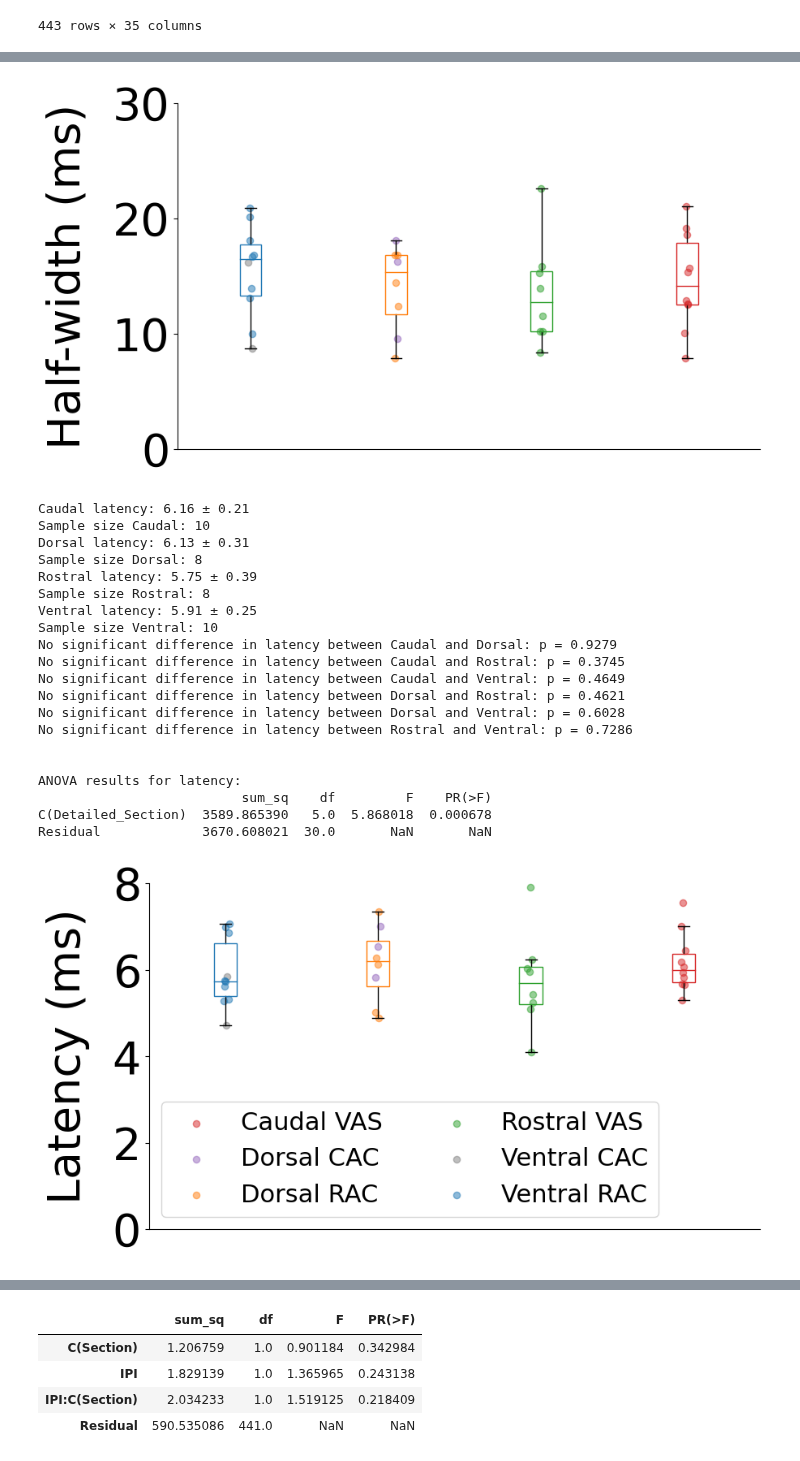
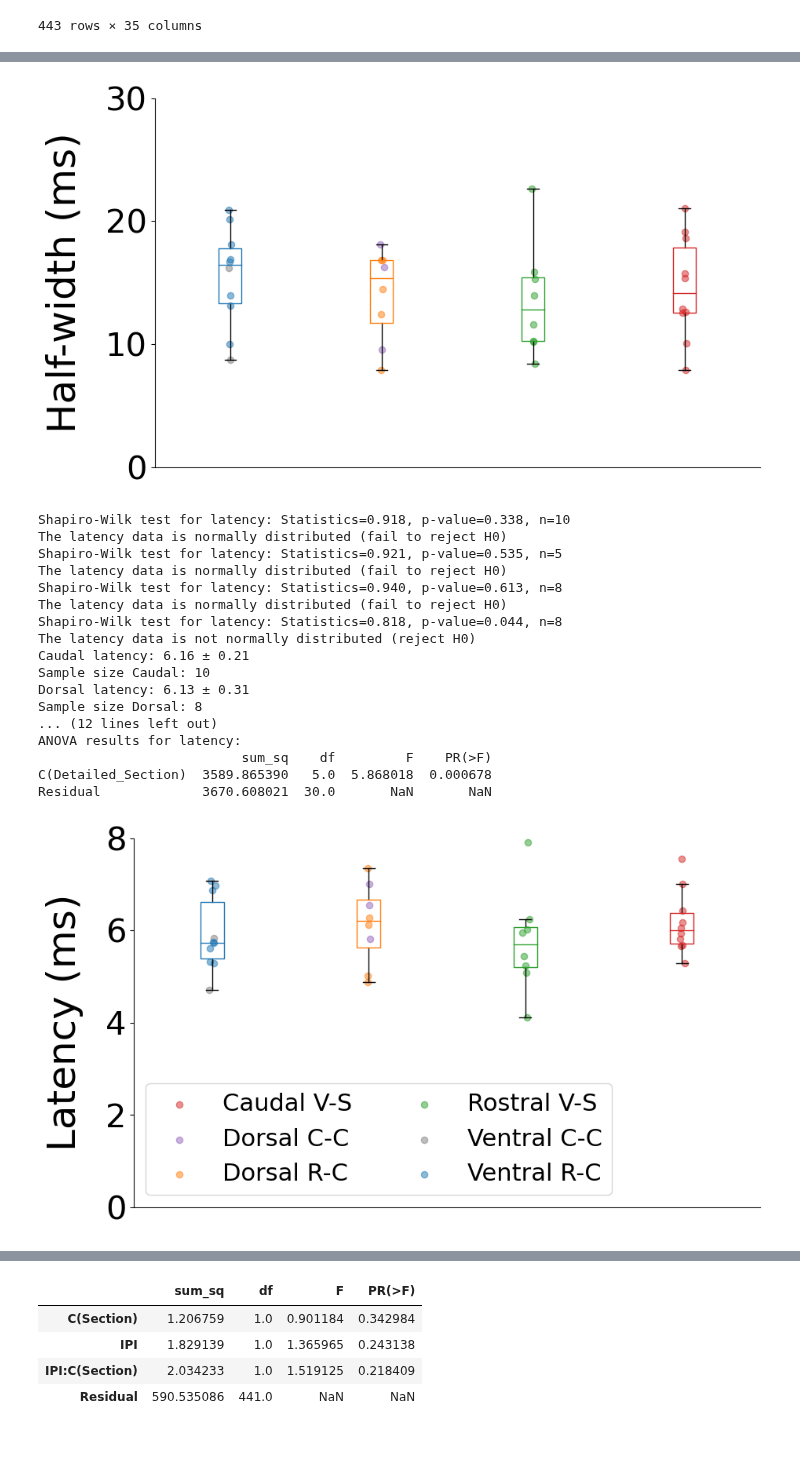
Before and after one commit to john-judge/TSM-to-ZDA, a Jupyter notebook: PPR_scnn1a_single_Apr2025.ipynb, the cells around one changed output, grey strips where cells are left out. Cells and saved outputs as stored; diff of their text form; code cells hidden in the pictures.

```diff
--- a/PPR_scnn1a_single_Apr2025.ipynb
+++ b/PPR_scnn1a_single_Apr2025.ipynb
@@ -645,6 +645,18 @@ all_barrel_df
 | 441 | 2 | 12.553400 | 2.0402 | 7.41857 | 52.287425 | 11.059880 | 1_rois | 10/29/2024 | 1 | 1 | ... |
 | 442 | 2 | 8.699790 | 3.0089 | 6.29783 | NaN | NaN | NaN | 7/17/2024 | 3 | 1 | ... |
 443 rows × 35 columns
+# %%
+# test normality of the data
+from scipy.stats import shapiro
+
+def test_normality(df, metric):
+    """Test normality of the data using Shapiro-Wilk test."""
+    stat, p = shapiro(df[metric])
+    print(f"Shapiro-Wilk test for {metric}: Statistics={stat:.3f}, p-value={p:.3f}, n={len(df[metric])}")
+    if p > 0.05:
+        print(f"The {metric} data is normally distributed (fail to reject H0)")
+    else:
+        print(f"The {metric} data is not normally distributed (reject H0)")
 # %%
 # hw, lat, and amp between rostral and caudal barrels (Sagittal), medial and lateral barrels (Coronal), and coronal and sagittal sections
 # use only pulse 1 data and exclude is_single_pulse_control = 1
@@ -653,7 +665,7 @@ all_barrel_df['Detailed_Section'] = all_barrel_df['Detailed_Section'].astype('ca
 all_barrel_df['Barrel_Type'] = all_barrel_df['Barrel_Type'].astype('category')
 
 # font size
-plt.rcParams.update({'font.size': 40})
+plt.rcParams.update({'font.size': 30})
 
 detailed_directions = ['Ventral RAC', 'Dorsal RAC',   'Rostral VAS', 'Caudal VAS', 'Ventral CAC', 'Dorsal CAC']
 det_dir_colors = {'Ventral CAC': 'tab:gray',
@@ -700,9 +712,12 @@ for metric in ['halfwidth', 'latency']:
 
         # scatter and jitter the data points
         jittered_x = np.random.normal(x_space, 0.01, size=len(df[metric]))
-        l1 = plt.scatter(jittered_x, df[metric], color=color, alpha=0.5, s=35, label=barrel_type)
+        l1 = plt.scatter(jittered_x, df[metric], color=color, alpha=0.5, s=35, label=barrel_type.replace("A", '-'))
         #l1 = plt.bar(x_space, df[metric].mean(), color=color, alpha=0.5, width=0.1, label=barrel_type)
         handles.append(l1)
+
+        if len(df[metric]) > 3:
+            test_normality(df, metric)
 
         #plt.errorbar(x_space, df[metric].mean(), yerr=sem(df[metric]), fmt='o', color=color, capsize=5, markersize=5)
     for barrel_type in all_barrel_df['Barrel_Type'].cat.categories:
@@ -780,14 +795,14 @@ for metric in ['halfwidth', 'latency']:
 
     if metric == 'halfwidth':
         # place the legend to the left of the plot
-        plt.yticks([0, 10, 20,  30], fontsize=40)
+        plt.yticks([0, 10, 20,  30], fontsize=30)
         plt.ylim(0, 30)
-        plt.ylabel('Half-width (ms)', fontsize=40, labelpad=20)
+        plt.ylabel('Half-width (ms)', fontsize=36, labelpad=20)
     elif metric == 'latency':
         plt.legend(handles=handles, loc='lower left', fontsize=22, ncol=2)
 
-        plt.ylabel('Latency (ms)', fontsize=40, labelpad=20)
-        plt.yticks([0, 2, 4, 6, 8], fontsize=40)
+        plt.ylabel('Latency (ms)', fontsize=36, labelpad=20)
+        plt.yticks([0, 2, 4, 6, 8], fontsize=30)
         plt.ylim(0, 8)
 
     #plt.xticks([0.25, 0.5, 0.75, 1], ['Rostral', 'Caudal', 'Medial', 'Lateral'], fontsize=24)
@@ -822,29 +834,26 @@ No significant difference in halfwidth between Rostral and Ventral: p = 0.3568
 ANOVA results for halfwidth:
                          sum_sq    df        F    PR(>F)
 C(Detailed_Section)   43.153995   5.0  0.49886  0.774566
 Residual             519.031476  30.0      NaN       NaN
-[figure, old version]
+[figure, new version]
+Shapiro-Wilk test for latency: Statistics=0.918, p-value=0.338, n=10
+The latency data is normally distributed (fail to reject H0)
+Shapiro-Wilk test for latency: Statistics=0.921, p-value=0.535, n=5
+The latency data is normally distributed (fail to reject H0)
+Shapiro-Wilk test for latency: Statistics=0.940, p-value=0.613, n=8
+The latency data is normally distributed (fail to reject H0)
+Shapiro-Wilk test for latency: Statistics=0.818, p-value=0.044, n=8
+The latency data is not normally distributed (reject H0)
 Caudal latency: 6.16 ± 0.21
 Sample size Caudal: 10
 Dorsal latency: 6.13 ± 0.31
 Sample size Dorsal: 8
-Rostral latency: 5.75 ± 0.39
-Sample size Rostral: 8
-Ventral latency: 5.91 ± 0.25
-Sample size Ventral: 10
-No significant difference in latency between Caudal and Dorsal: p = 0.9279
-No significant difference in latency between Caudal and Rostral: p = 0.3745
-No significant difference in latency between Caudal and Ventral: p = 0.4649
-No significant difference in latency between Dorsal and Rostral: p = 0.4621
-No significant difference in latency between Dorsal and Ventral: p = 0.6028
-No significant difference in latency between Rostral and Ventral: p = 0.7286
-
-
+... (12 lines left out)
 ANOVA results for latency:
                           sum_sq    df         F    PR(>F)
 C(Detailed_Section)  3589.865390   5.0  5.868018  0.000678
 Residual             3670.608021  30.0       NaN       NaN
-[figure, old version]
+[figure, new version]
 # %%
 # hw, lat, and amp between rostral and caudal barrels (Sagittal), medial and lateral barrels (Coronal), and coronal and sagittal sections
 # use only pulse 1 data and exclude is_single_pulse_control = 1
```
Also changed, not shown: parts of 8 cells of this notebook, 2 other files.
